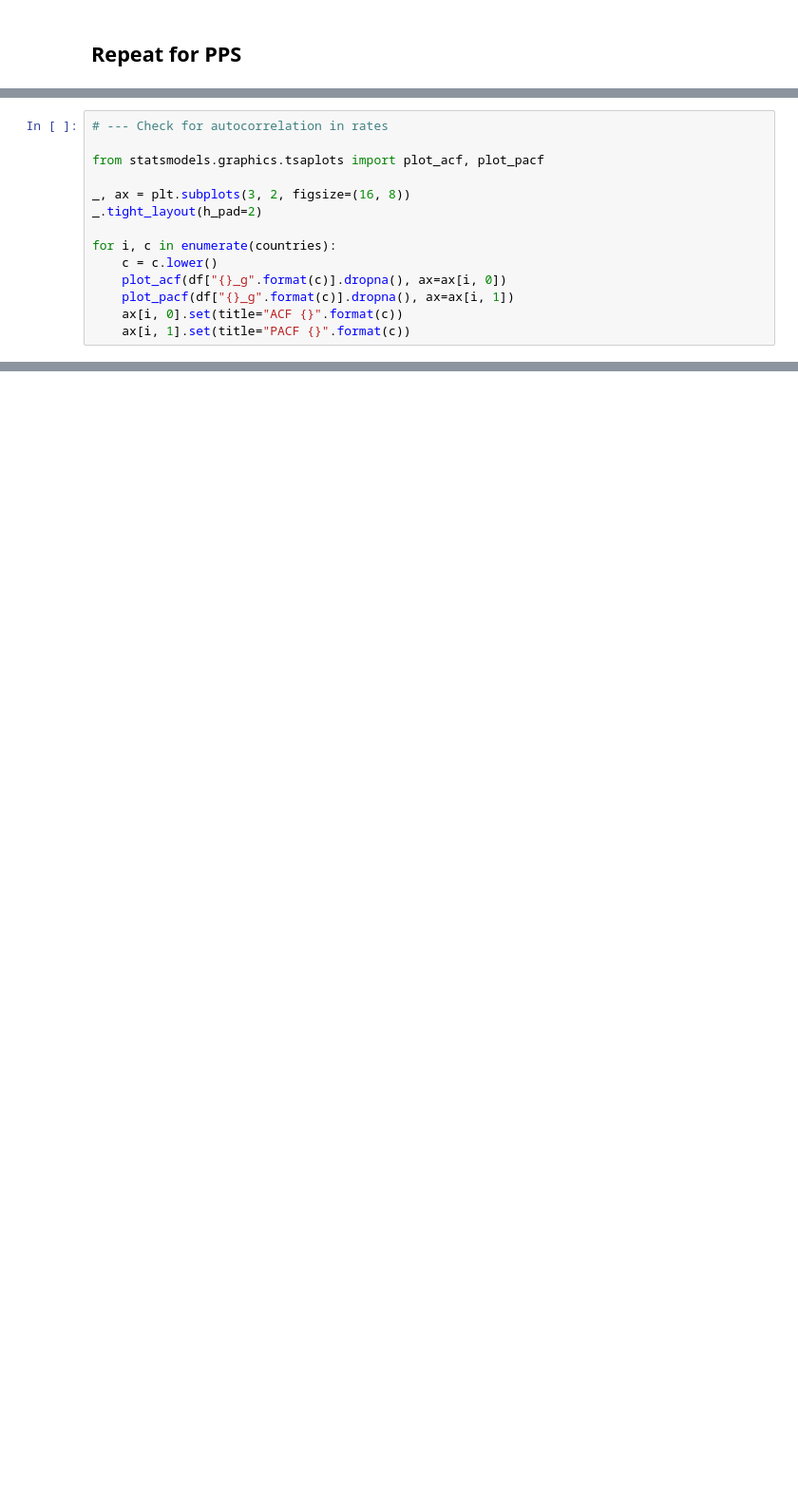
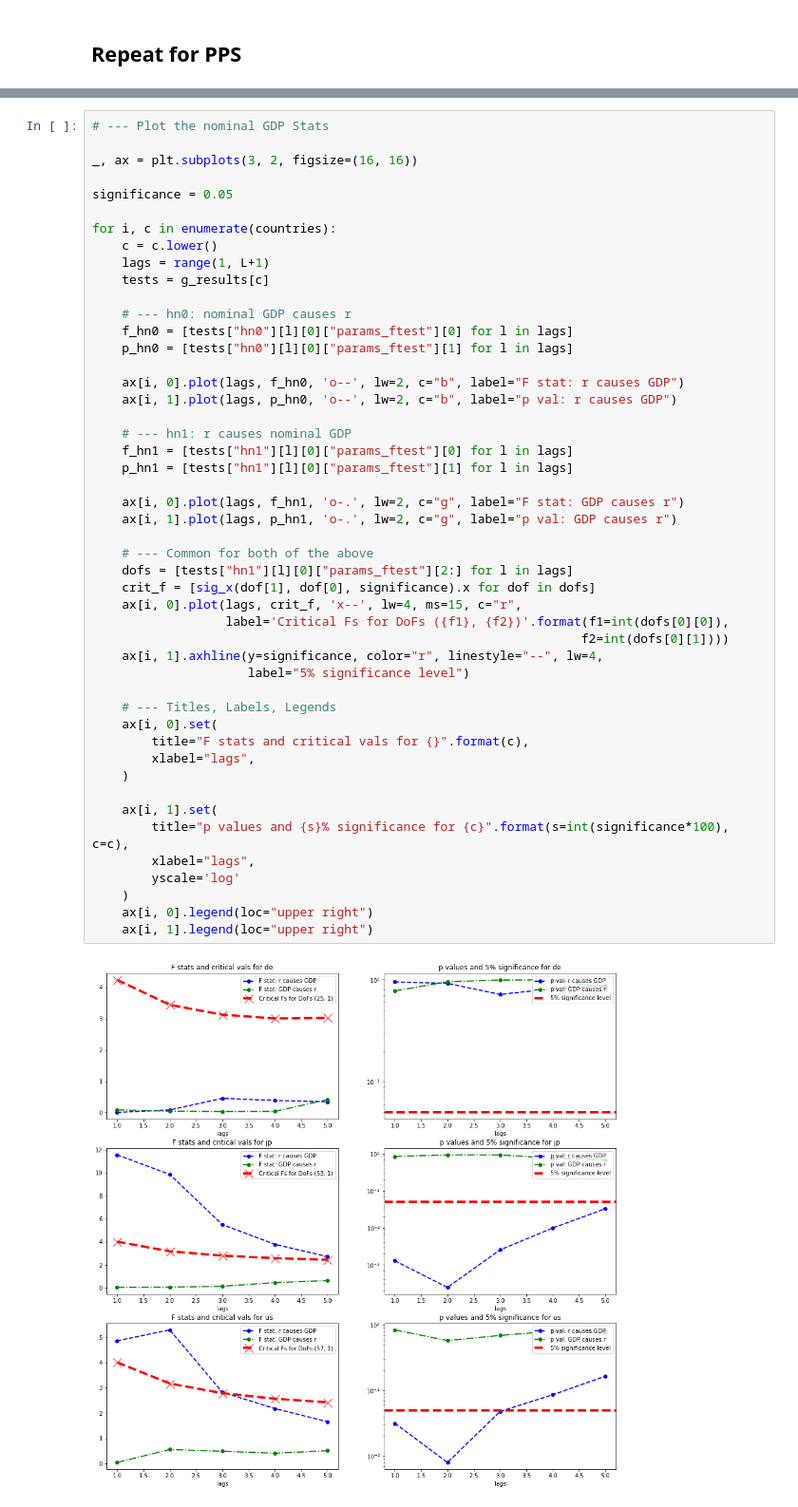
Before and after one commit to jthk1618/Causality, a Jupyter notebook: gdp_and_interest_rates.ipynb, the cells around one changed output, grey strips where cells are left out. Shown: that part at 95% size. Drawn from its saved outputs; the diff is of its cells as text; blank space fills up the shorter version.

```diff
--- a/gdp_and_interest_rates.ipynb
+++ b/gdp_and_interest_rates.ipynb
@@ -445,14 +363,0 @@ plt.xcorr(x=xcortest["us_r"], y=xcortest["us_g"])
-# %%
-# --- Check for autocorrelation in rates
-
-from statsmodels.graphics.tsaplots import plot_acf, plot_pacf
-
-_, ax = plt.subplots(3, 2, figsize=(16, 8))
-_.tight_layout(h_pad=2)
-
-for i, c in enumerate(countries):
-    c = c.lower()
-    plot_acf(df["{}_g".format(c)].dropna(), ax=ax[i, 0])
-    plot_pacf(df["{}_g".format(c)].dropna(), ax=ax[i, 1])
-    ax[i, 0].set(title="ACF {}".format(c))
-    ax[i, 1].set(title="PACF {}".format(c))
@@ -553,0 +414,50 @@ The results for Japan and the US are less clear. Neither hypothesis can be rejec
+# %%
+# --- Plot the nominal GDP Stats
+
+_, ax = plt.subplots(3, 2, figsize=(16, 16))
+
+significance = 0.05
+
+for i, c in enumerate(countries):
+    c = c.lower()
+    lags = range(1, L+1)
+    tests = g_results[c]
+
+    # --- hn0: nominal GDP causes r
+    f_hn0 = [tests["hn0"][l][0]["params_ftest"][0] for l in lags]
+    p_hn0 = [tests["hn0"][l][0]["params_ftest"][1] for l in lags]
+
+    ax[i, 0].plot(lags, f_hn0, 'o--', lw=2, c="b", label="F stat: r causes GDP")
+    ax[i, 1].plot(lags, p_hn0, 'o--', lw=2, c="b", label="p val: r causes GDP")
+
+    # --- hn1: r causes nominal GDP
+    f_hn1 = [tests["hn1"][l][0]["params_ftest"][0] for l in lags]
+    p_hn1 = [tests["hn1"][l][0]["params_ftest"][1] for l in lags]
+
+    ax[i, 0].plot(lags, f_hn1, 'o-.', lw=2, c="g", label="F stat: GDP causes r")
+    ax[i, 1].plot(lags, p_hn1, 'o-.', lw=2, c="g", label="p val: GDP causes r")
+
+    # --- Common for both of the above
+    dofs = [tests["hn1"][l][0]["params_ftest"][2:] for l in lags]
+    crit_f = [sig_x(dof[1], dof[0], significance).x for dof in dofs]
+    ax[i, 0].plot(lags, crit_f, 'x--', lw=4, ms=15, c="r",
+                  label='Critical Fs for DoFs ({f1}, {f2})'.format(f1=int(dofs[0][0]),
+                                                                  f2=int(dofs[0][1])))
+    ax[i, 1].axhline(y=significance, color="r", linestyle="--", lw=4,
+                     label="5% significance level")
+
+    # --- Titles, Labels, Legends
+    ax[i, 0].set(
+        title="F stats and critical vals for {}".format(c),
+        xlabel="lags",
+    )
+
+    ax[i, 1].set(
+        title="p values and {s}% significance for {c}".format(s=int(significance*100), c=c),
+        xlabel="lags",
+        yscale='log'
+    )
+    ax[i, 0].legend(loc="upper right")
+    ax[i, 1].legend(loc="upper right")
+# %% [output]
+[figure, added]
```
Also changed, not shown: parts of 16 cells of this notebook.
